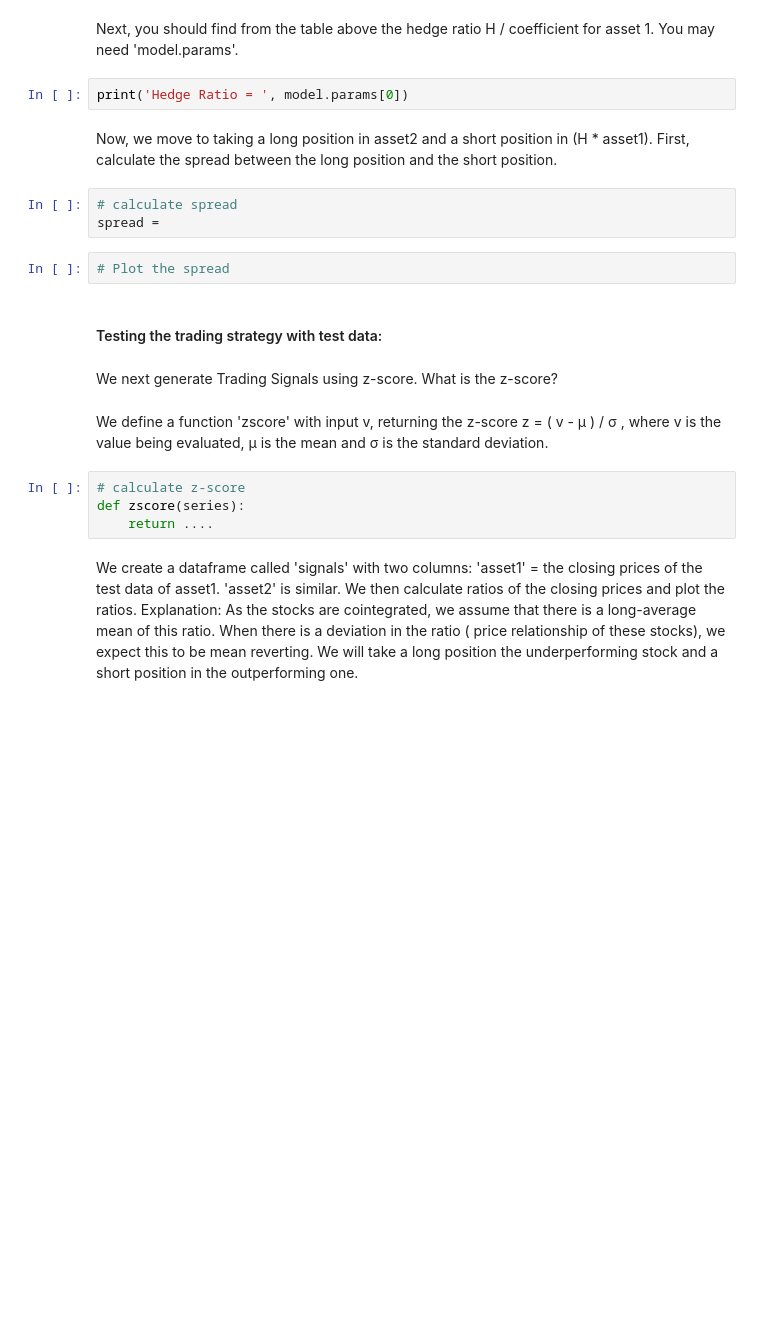
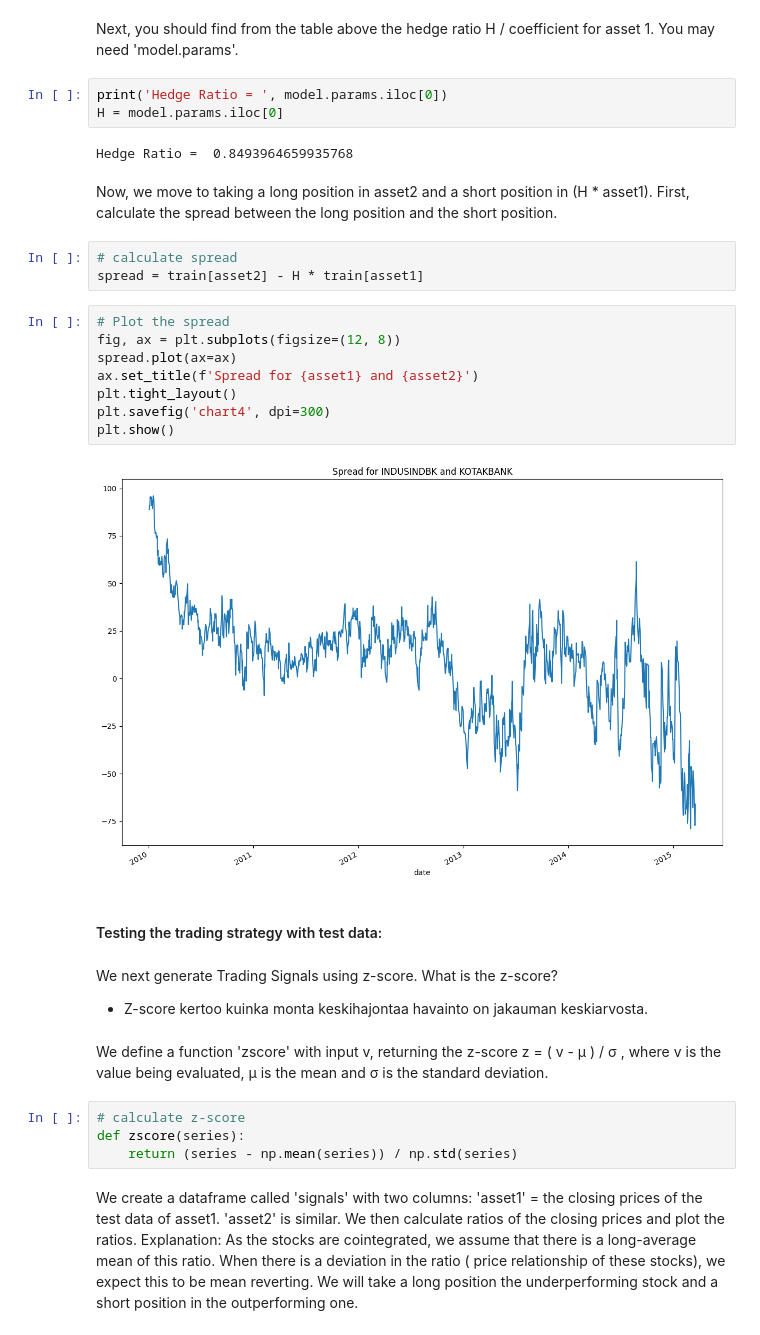
Before and after one commit to temef/FIRMA_ml, a Jupyter notebook: Exercise2/Exercise 2C/execise_2C_short_pairstrading.ipynb, the cells around one changed output. Drawn from its saved outputs; the diff is of its cells as text; blank space fills up the shorter version.

```diff
--- a/Exercise2/Exercise 2C/execise_2C_short_pairstrading.ipynb
+++ b/Exercise2/Exercise 2C/execise_2C_short_pairstrading.ipynb
@@ -222,24 +287,37 @@ What can you say about R-square and P-values?
 # %% [markdown]
 Next, you should find from the table above the hedge ratio H / coefficient for asset 1. You may need 'model.params'.
 # %%
-print('Hedge Ratio = ', model.params[0])
+print('Hedge Ratio = ', model.params.iloc[0])
+H = model.params.iloc[0]
+# %% [output]
+Hedge Ratio =  0.8493964659935768
 # %% [markdown]
 Now, we move to taking a long position in asset2 and a short position in (H * asset1). First, calculate the spread between the long position and the short position.
 # %%
 # calculate spread
-spread =
+spread = train[asset2] - H * train[asset1]
-# %%
-# Plot the spread
+# %%
+# Plot the spread
+fig, ax = plt.subplots(figsize=(12, 8))
+spread.plot(ax=ax)
+ax.set_title(f'Spread for {asset1} and {asset2}')
+plt.tight_layout()
+plt.savefig('chart4', dpi=300)
+plt.show()
+# %% [output]
+[figure, added]
 # %% [markdown]
 <h4> Testing the trading strategy with test data:
 # %% [markdown]
 We next generate Trading Signals using z-score. What is the z-score?
+
+- Z-score kertoo kuinka monta keskihajontaa havainto on jakauman keskiarvosta.
 # %% [markdown]
 We define a function 'zscore' with input v, returning the z-score z = ( v - μ ) / σ , where v is the value being evaluated, μ is the mean and σ is the standard deviation.
 # %%
 # calculate z-score
 def zscore(series):
-    return ....
+    return (series - np.mean(series)) / np.std(series)
 # %% [markdown]
 We create a dataframe called 'signals' with two columns: 'asset1' = the closing prices of the test data of asset1. 'asset2'  is similar. We then calculate ratios of the closing prices and plot the ratios. Explanation: As the stocks are cointegrated, we assume that there is a long-average mean of this ratio.  When there is a deviation in the ratio (
 price relationship of these stocks), we expect this to be mean reverting. We will take a long position the
```
Also changed, not shown: parts of 27 cells of this notebook, 7 other files.
